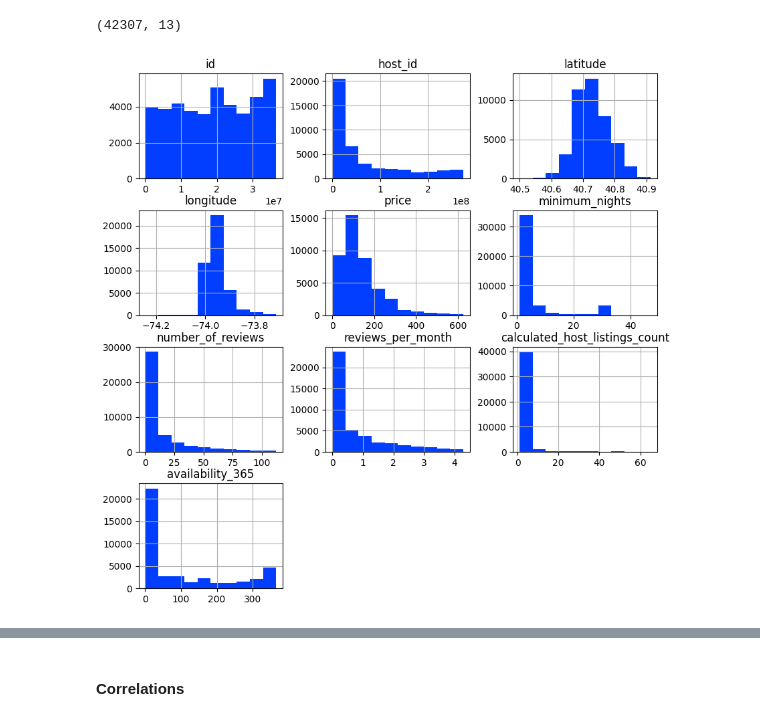
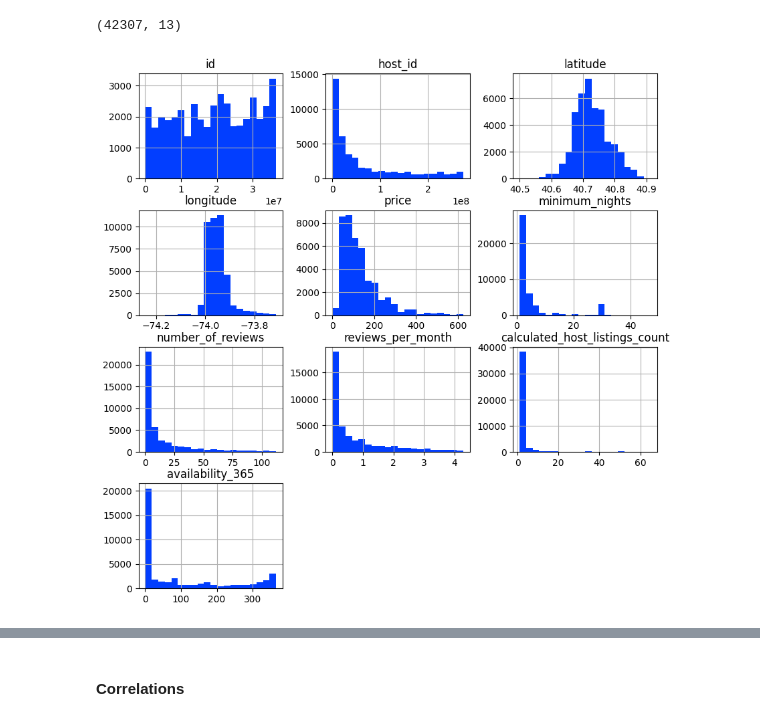
Before and after one commit to AlessandroSignoretto/Programming_project, a Jupyter notebook: Programming_project_pc.ipynb, the cells around one changed output, grey strips where cells are left out. Cells and saved outputs as stored; diff of their text form; code cells hidden in the pictures.

```diff
--- a/Programming_project_pc.ipynb
+++ b/Programming_project_pc.ipynb
@@ -227,10 +227,10 @@ NY_dataset_wo.shape
 # %% [output]
 (42307, 13)
 # %%
-NY_dataset_wo.hist(figsize=(10,10))
+NY_dataset_wo.hist(figsize=(10,10), bins = 20)
 plt.show()
 # %% [output]
-[figure, old version]
+[figure, new version]
 # %%
 NY_dataset_wo.describe().T
 # %% [output]
```
Also changed, not shown: parts of 15 cells of this notebook.
